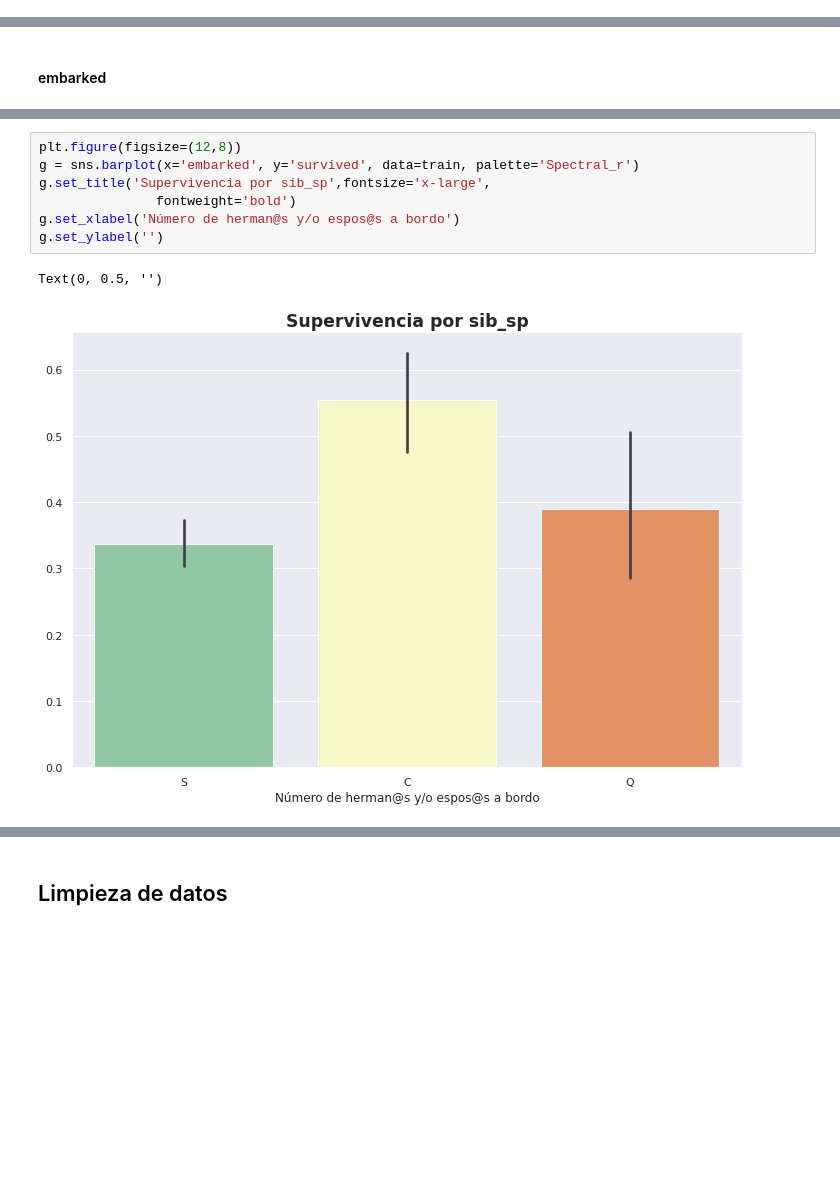
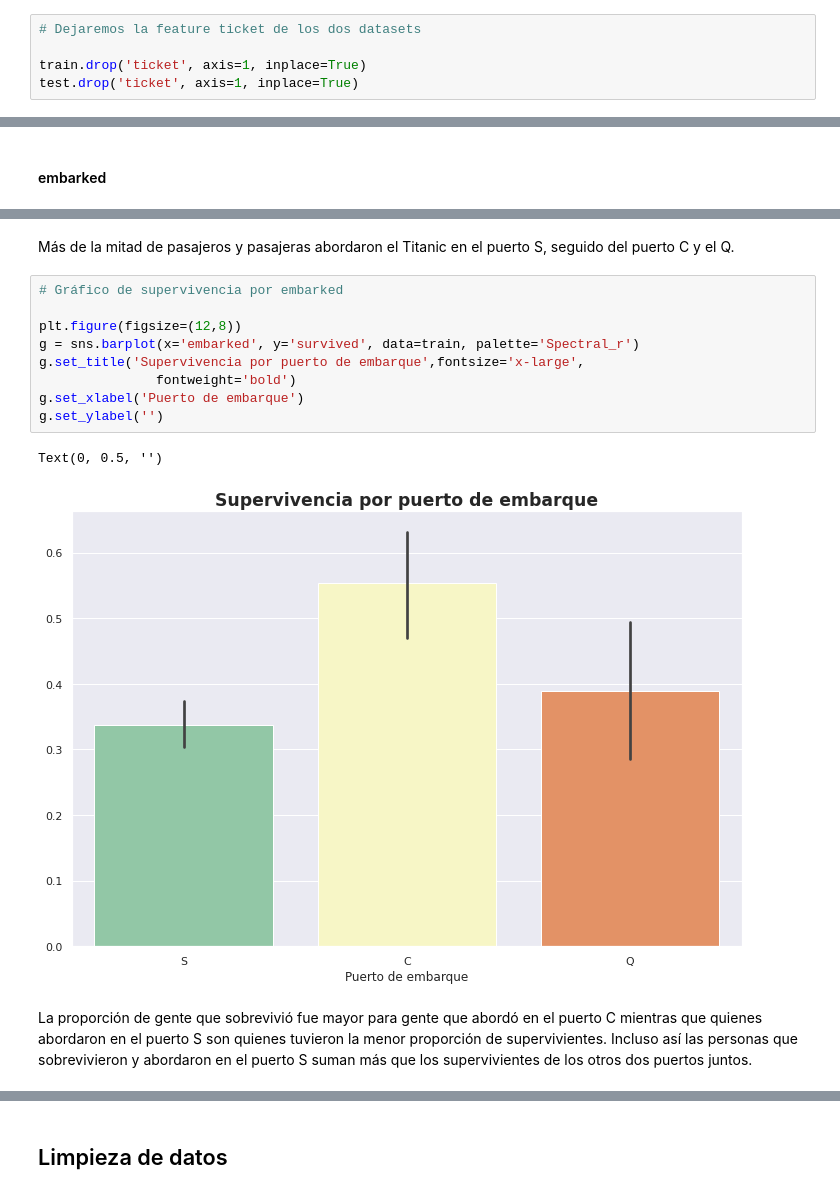
Before and after one commit to wabinai/proyecto_python, a Jupyter notebook: Titanic.ipynb, the cells around one changed output, grey strips where cells are left out. Cells and saved outputs as stored; diff of their text form; blank space fills up the shorter version.

```diff
--- a/Titanic.ipynb
+++ b/Titanic.ipynb
@@ -225,3 +260,8 @@ Arriba se puede observar los datos únicos de cada campo. El Nombre y el id es n
+# %%
+# Dejaremos la feature ticket de los dos datasets
+
+train.drop('ticket', axis=1, inplace=True)
+test.drop('ticket', axis=1, inplace=True)
 # %%
 train.describe()
 # %% [output]
@@ -419,13 +518,19 @@ for p in g.patches:
                     p.get_height()+0.1), ha='center', size=14)
 # %% [output]
 [figure]
+# %% [markdown]
+Más de la mitad de pasajeros y pasajeras abordaron el Titanic en el puerto S, seguido del puerto C y el Q.
 # %%
+# Gráfico de supervivencia por embarked
+
 plt.figure(figsize=(12,8))
 g = sns.barplot(x='embarked', y='survived', data=train, palette='Spectral_r')
-g.set_title('Supervivencia por sib_sp',fontsize='x-large',
+g.set_title('Supervivencia por puerto de embarque',fontsize='x-large',
                fontweight='bold')
-g.set_xlabel('Número de herman@s y/o espos@s a bordo')
+g.set_xlabel('Puerto de embarque')
 g.set_ylabel('')
 # %% [output]
 Text(0, 0.5, '')
-[figure, old version]
+[figure, new version]
+# %% [markdown]
+La proporción de gente que sobrevivió fue mayor para gente que abordó en el puerto C mientras que quienes abordaron en el puerto S son quienes tuvieron la menor proporción de supervivientes. Incluso así las personas que sobrevivieron y abordaron en el puerto S suman más que los supervivientes de los otros dos puertos juntos.
```
Also changed, not shown: parts of 120 cells of this notebook.
